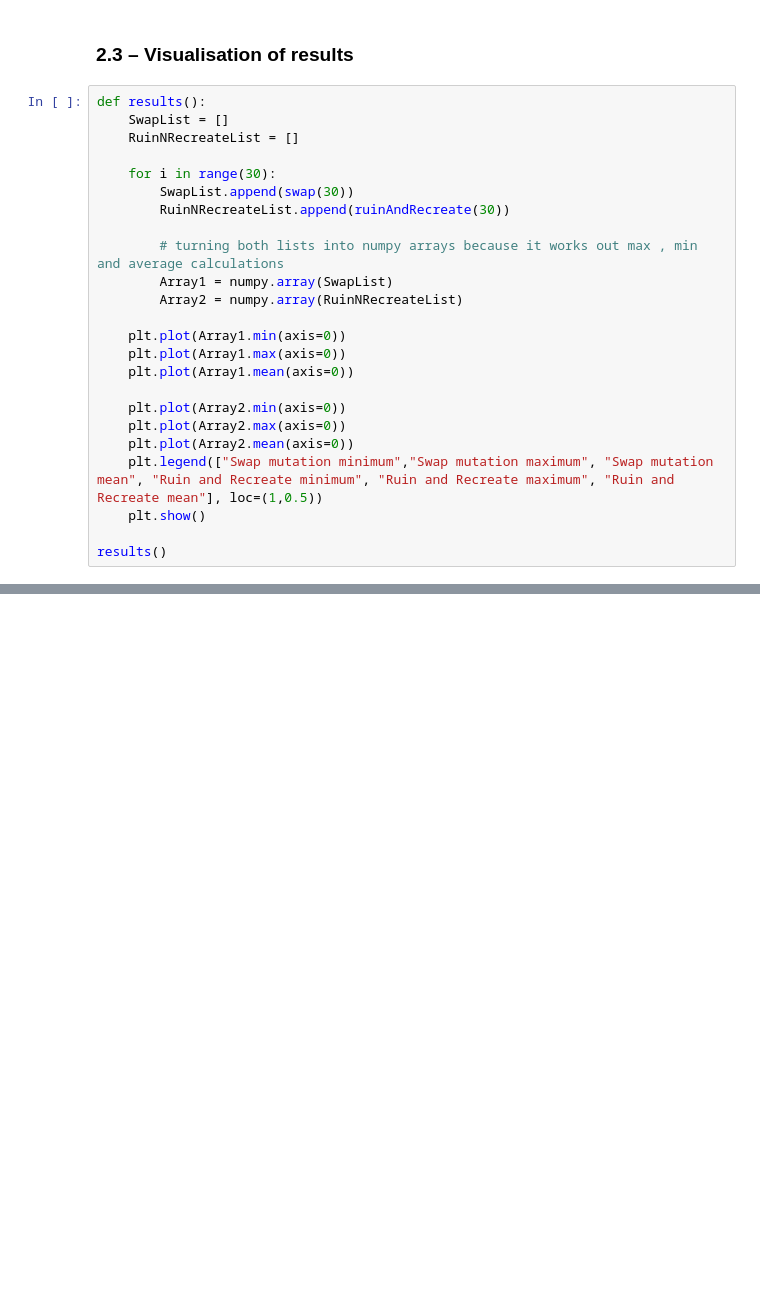
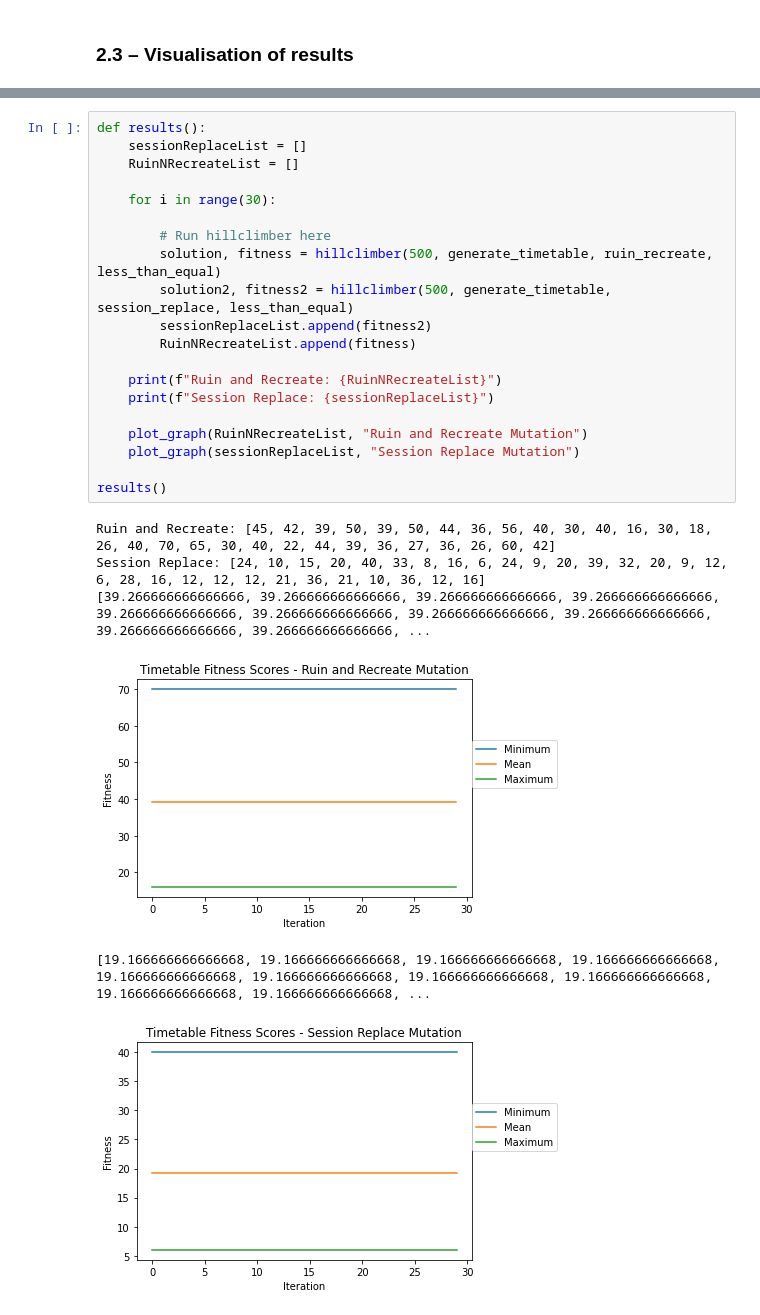
Before and after one commit to MadeByParker/COMP2002-Artificial-Intelligence-Projects, a Jupyter notebook: Machine Learning Part 2 - Optimising a timetable/Assessment 2 - Optimisation.ipynb, the cells around one changed output, grey strips where cells are left out. Drawn from its saved outputs; the diff is of its cells as text; blank space fills up the shorter version.

```diff
--- a/Machine Learning Part 2 - Optimising a timetable/Assessment 2 - Optimisation.ipynb
+++ b/Machine Learning Part 2 - Optimising a timetable/Assessment 2 - Optimisation.ipynb
@@ -143,26 +242,2 @@ def ruinAndRecreate(iterations):
 # %% [markdown]
 ###  2.3 – Visualisation of results
-# %%
-def results():
-    SwapList = []
-    RuinNRecreateList = []
-
-    for i in range(30):
-        SwapList.append(swap(30))
-        RuinNRecreateList.append(ruinAndRecreate(30))
-
-        # turning both lists into numpy arrays because it works out max , min and average calculations
-        Array1 = numpy.array(SwapList)
-        Array2 = numpy.array(RuinNRecreateList)
-
-    plt.plot(Array1.min(axis=0))
-    plt.plot(Array1.max(axis=0))
-    plt.plot(Array1.mean(axis=0))
-
-    plt.plot(Array2.min(axis=0))
-    plt.plot(Array2.max(axis=0))
-    plt.plot(Array2.mean(axis=0))
-    plt.legend(["Swap mutation minimum","Swap mutation maximum", "Swap mutation mean", "Ruin and Recreate minimum", "Ruin and Recreate maximum", "Ruin and Recreate mean"], loc=(1,0.5))
-    plt.show()
-
-results()
@@ -168,0 +276,27 @@ results()
+# %%
+def results():
+    sessionReplaceList = []
+    RuinNRecreateList = []
+
+    for i in range(30):
+
+        # Run hillclimber here
+        solution, fitness = hillclimber(500, generate_timetable, ruin_recreate, less_than_equal)
+        solution2, fitness2 = hillclimber(500, generate_timetable, session_replace, less_than_equal)
+        sessionReplaceList.append(fitness2)
+        RuinNRecreateList.append(fitness)
+
+    print(f"Ruin and Recreate: {RuinNRecreateList}")
+    print(f"Session Replace: {sessionReplaceList}")
+
+    plot_graph(RuinNRecreateList, "Ruin and Recreate Mutation")
+    plot_graph(sessionReplaceList, "Session Replace Mutation")
+
+results()
+# %% [output]
+Ruin and Recreate: [45, 42, 39, 50, 39, 50, 44, 36, 56, 40, 30, 40, 16, 30, 18, 26, 40, 70, 65, 30, 40, 22, 44, 39, 36, 27, 36, 26, 60, 42]
+Session Replace: [24, 10, 15, 20, 40, 33, 8, 16, 6, 24, 9, 20, 39, 32, 20, 9, 12, 6, 28, 16, 12, 12, 12, 21, 36, 21, 10, 36, 12, 16]
+[39.266666666666666, 39.266666666666666, 39.266666666666666, 39.266666666666666, 39.266666666666666, 39.266666666666666, 39.266666666666666, 39.266666666666666, 39.266666666666666, 39.266666666666666, ...
+[figure, added]
+[19.166666666666668, 19.166666666666668, 19.166666666666668, 19.166666666666668, 19.166666666666668, 19.166666666666668, 19.166666666666668, 19.166666666666668, 19.166666666666668, 19.166666666666668, ...
+[figure, added]
```
Also changed, not shown: parts of 24 cells of this notebook, 3 other files.
